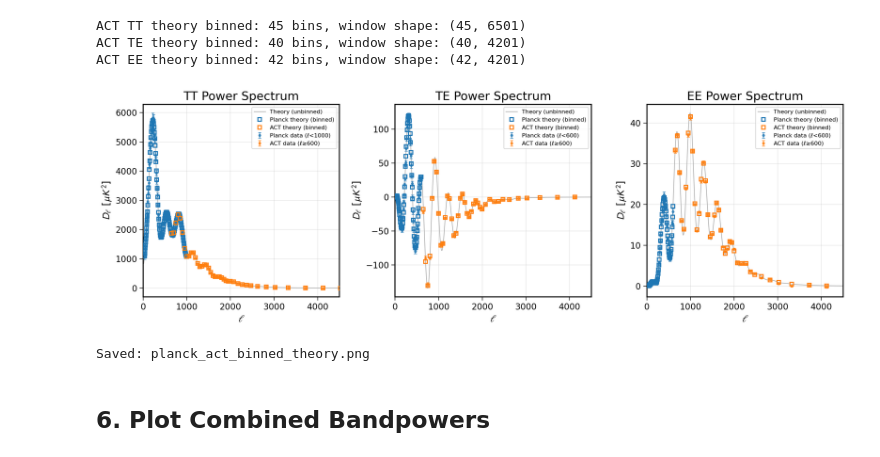
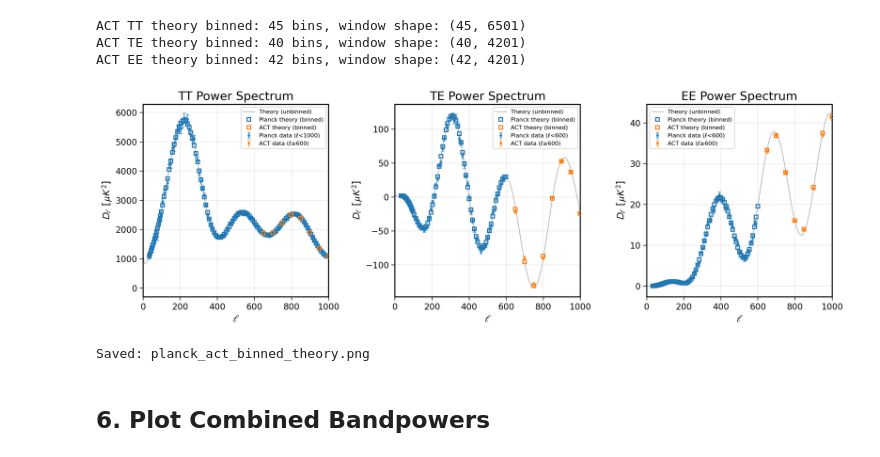
Before and after one commit to ACTCollaboration/dr6plus_lenslike, a Jupyter notebook: notebooks/explore_dr6_cmbonly.ipynb, the cells around one changed output. Drawn from its saved outputs; the diff is of its cells as text; code cells hidden in the pictures.

```diff
--- a/notebooks/explore_dr6_cmbonly.ipynb
+++ b/notebooks/explore_dr6_cmbonly.ipynb
@@ -181,26 +181,40 @@ Theory EE: ell=[2, 7000], Dl range=[0.0, 42.4] uK^2
 # %% [markdown]
 ## 5. Apply ell Cuts for Planck+ACT Combination
 # %%
-def apply_ell_cuts(planck_spec, act_spec, ell_cuts):
+def apply_ell_cuts(planck_spec, act_spec, ell_cuts, planck_dir):
     """Apply ell cuts to create combined Planck+ACT dataset.
 
     Returns dictionaries with cut data for each experiment.
+
+    IMPORTANT: For Planck, we use blmax <= lmax to match the covariance cut
+    (which uses blmax > lmax). This ensures bandpower and covariance cuts
+    are exactly consistent.
     """
+    # Load Planck bin edges (matching PlanckActCut.py logic)
+    bin_lmin_offset = 30
+    blmin = np.loadtxt(planck_dir + 'blmin.dat').astype(int) + bin_lmin_offset
+    blmax = np.loadtxt(planck_dir + 'blmax.dat').astype(int) + bin_lmin_offset
+
     planck_cut = {}
     act_cut = {}
+
+    # Number of bins per spectrum (each uses indices 0:nbin)
+    planck_nbins = {'TT': 215, 'TE': 199, 'EE': 199}
 
     for name in ['TT', 'TE', 'EE']:
         cuts = ell_cuts[name]
 
-        # Planck: keep ℓ < planck_max
+        # Planck: keep blmax <= planck_max (matches covariance cut: blmax > lmax is cut)
         if name in planck_spec:
-            mask = planck_spec[name]['ells'] < cuts['planck_max']
+            nbin = planck_nbins[name]
+            # Use blmax[0:nbin] for this spectrum (all spectra use indices 0:nbin)
+            mask = blmax[0:nbin] <= cuts['planck_max']
             planck_cut[name] = {
                 'ells': planck_spec[name]['ells'][mask],
                 'dls': planck_spec[name]['dls'][mask],
                 'errs': planck_spec[name]['errs'][mask],
             }
-            print(f"Planck {name}: {mask.sum()} bins after cut (ℓ<{cuts['planck_max']})")
+            print(f"Planck {name}: {mask.sum()} bins after cut (blmax≤{cuts['planck_max']})")
 
         # ACT: keep ℓ >= act_min
         if name in act_spec:
@@ -214,5 +228,5 @@ def apply_ell_cuts(planck_spec, act_spec, ell_cuts):
 
     return planck_cut, act_cut
 
-planck_cut, act_cut = apply_ell_cuts(planck_spectra, act_spectra, ELL_CUTS)
+planck_cut, act_cut = apply_ell_cuts(planck_spectra, act_spectra, ELL_CUTS, planck_dir)
 # %% [output]
@@ -403,35 +417,35 @@ for ax, name in zip(axes, ['TT', 'TE', 'EE']):
         ax.plot(p_theory['ells'][mask], p_theory['dls'][mask],
                's', ms=5, color='C0', mfc='none', mew=1.5,
                label='Planck theory (binned)', zorder=3)
 
     # ACT: data and binned theory (ℓ >= act_min)
     if name in act_cut and name in act_theory_binned:
         a_data = act_cut[name]
         a_theory = act_theory_binned[name]
 
         # Apply cut to binned theory
         mask = a_theory['ells'] >= cuts['act_min']
 
         ax.errorbar(a_data['ells'], a_data['dls'], yerr=a_data['errs'],
                    fmt='o', capsize=2, ms=3, color='C1', alpha=0.7,
                    label=f"ACT data (ℓ≥{cuts['act_min']})", zorder=2)
         ax.plot(a_theory['ells'][mask], a_theory['dls'][mask],
                's', ms=5, color='C1', mfc='none', mew=1.5,
                label='ACT theory (binned)', zorder=3)
 
     ax.set_xlabel(r'$\ell$')
     ax.set_ylabel(r'$D_\ell$ [$\mu K^2$]')
     ax.set_title(f'{name} Power Spectrum')
     ax.legend(fontsize=8, loc='best')
     ax.grid(True, alpha=0.3)
-    ax.set_xlim(0, 4500)
+    ax.set_xlim(0, 1000)
 
 plt.tight_layout()
 plt.savefig('planck_act_binned_theory.png', dpi=150, bbox_inches='tight')
 plt.show()
 print("Saved: planck_act_binned_theory.png")
 # %% [output]
-[figure, old version]
+[figure, new version]
 Saved: planck_act_binned_theory.png
 # %% [markdown]
 ## 6. Plot Combined Bandpowers
```
Also changed, not shown: parts of 2 cells of this notebook.
